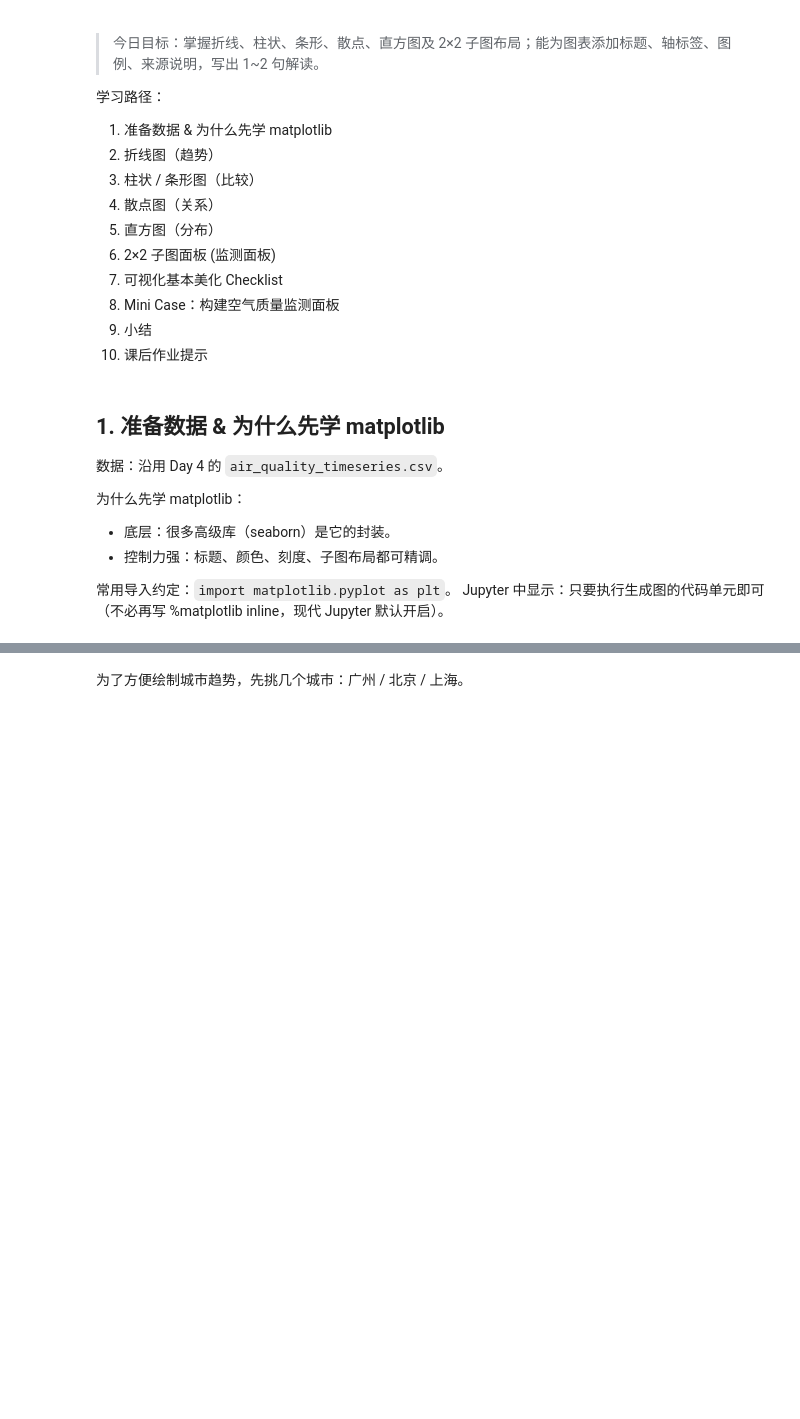
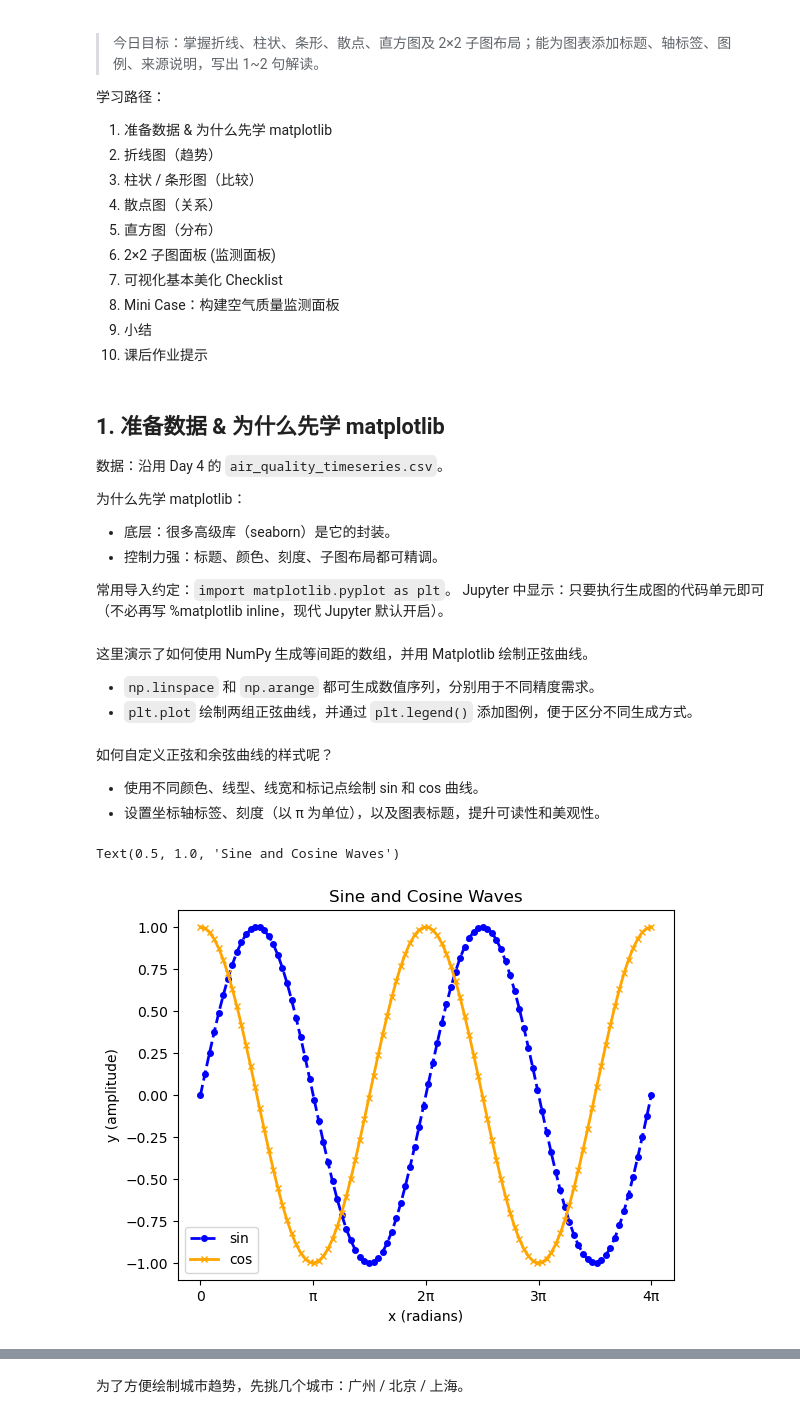
Before and after one commit to zhouxzh/python-data-analysis, a Jupyter notebook: notebooks/Day05_visualization.ipynb, the cells around one changed output, grey strips where cells are left out. Saved outputs shown, nothing was run; the diff lists cells and outputs as text; code cells hidden in the pictures; blank space fills up the shorter version.

```diff
--- a/notebooks/Day05_visualization.ipynb
+++ b/notebooks/Day05_visualization.ipynb
@@ -24,3 +24,7 @@
 
 常用导入约定：`import matplotlib.pyplot as plt`。
 Jupyter 中显示：只要执行生成图的代码单元即可（不必再写 %matplotlib inline，现代 Jupyter 默认开启）。
+# %% [markdown]
+这里演示了如何使用 NumPy 生成等间距的数组，并用 Matplotlib 绘制正弦曲线。
+- `np.linspace` 和 `np.arange` 都可生成数值序列，分别用于不同精度需求。
+- `plt.plot` 绘制两组正弦曲线，并通过 `plt.legend()` 添加图例，便于区分不同生成方式。
@@ -26,0 +44,22 @@ Jupyter 中显示：只要执行生成图的代码单元即可（不必再写 %m
+# %% [markdown]
+如何自定义正弦和余弦曲线的样式呢？
+- 使用不同颜色、线型、线宽和标记点绘制 sin 和 cos 曲线。
+- 设置坐标轴标签、刻度（以 π 为单位），以及图表标题，提升可读性和美观性。
+# %%
+import matplotlib.pyplot as plt
+import numpy as np
+
+x1 = np.linspace(0, 4*np.pi, 100)
+y1 = np.sin(x1)
+y2 = np.cos(x1)
+plt.plot(x1, y1, label='sin', color='blue', linestyle='--', linewidth=2, marker='o', markersize=4)
+plt.plot(x1, y2, label='cos', color='orange', linestyle='-', linewidth=2, marker='x', markersize=4)
+plt.legend()
+plt.xlabel('x (radians)')
+plt.ylabel('y (amplitude)')
+plt.xticks(ticks=np.arange(0, 4.5*np.pi, np.pi),
+           labels=['0', 'π', '2π', '3π', '4π'])
+plt.title('Sine and Cosine Waves')
+# %% [output]
+Text(0.5, 1.0, 'Sine and Cosine Waves')
+[figure, added]
```
Also changed, not shown: parts of 23 cells of this notebook, 14 other files.
